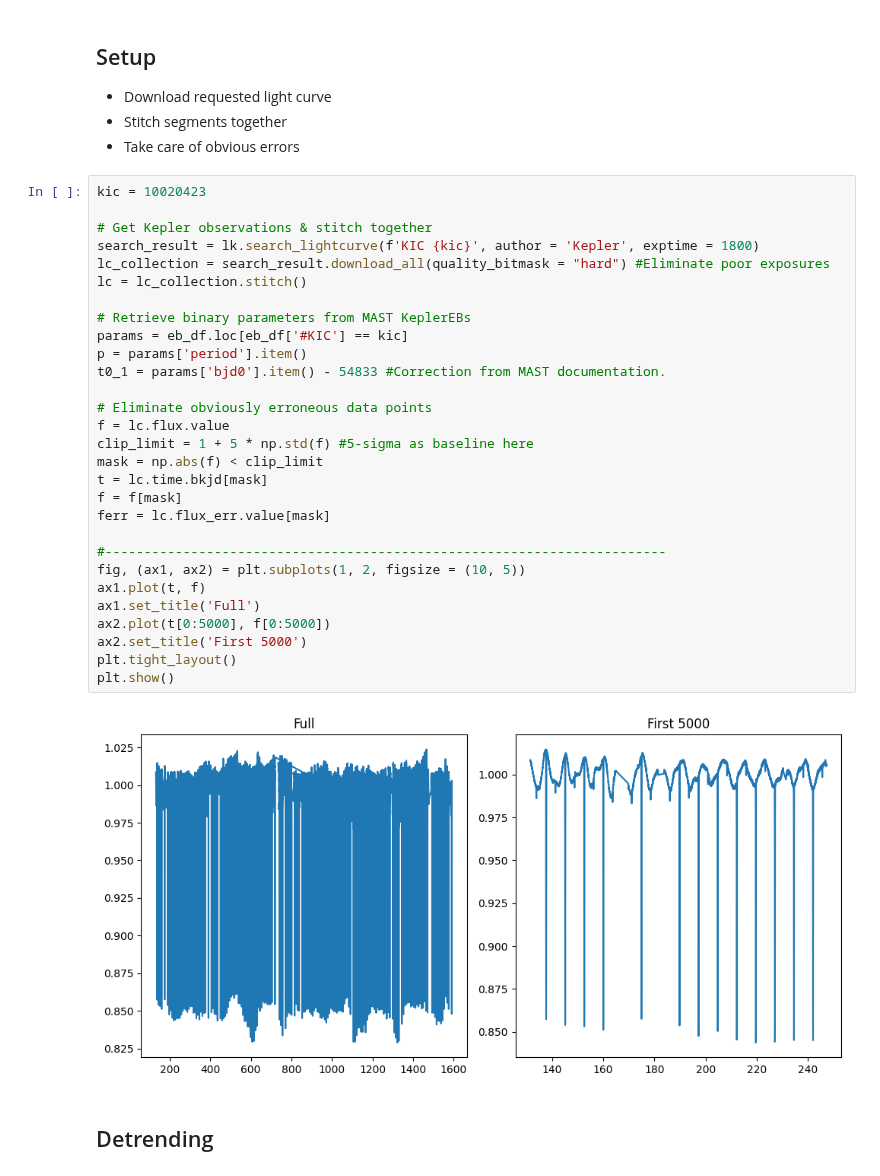
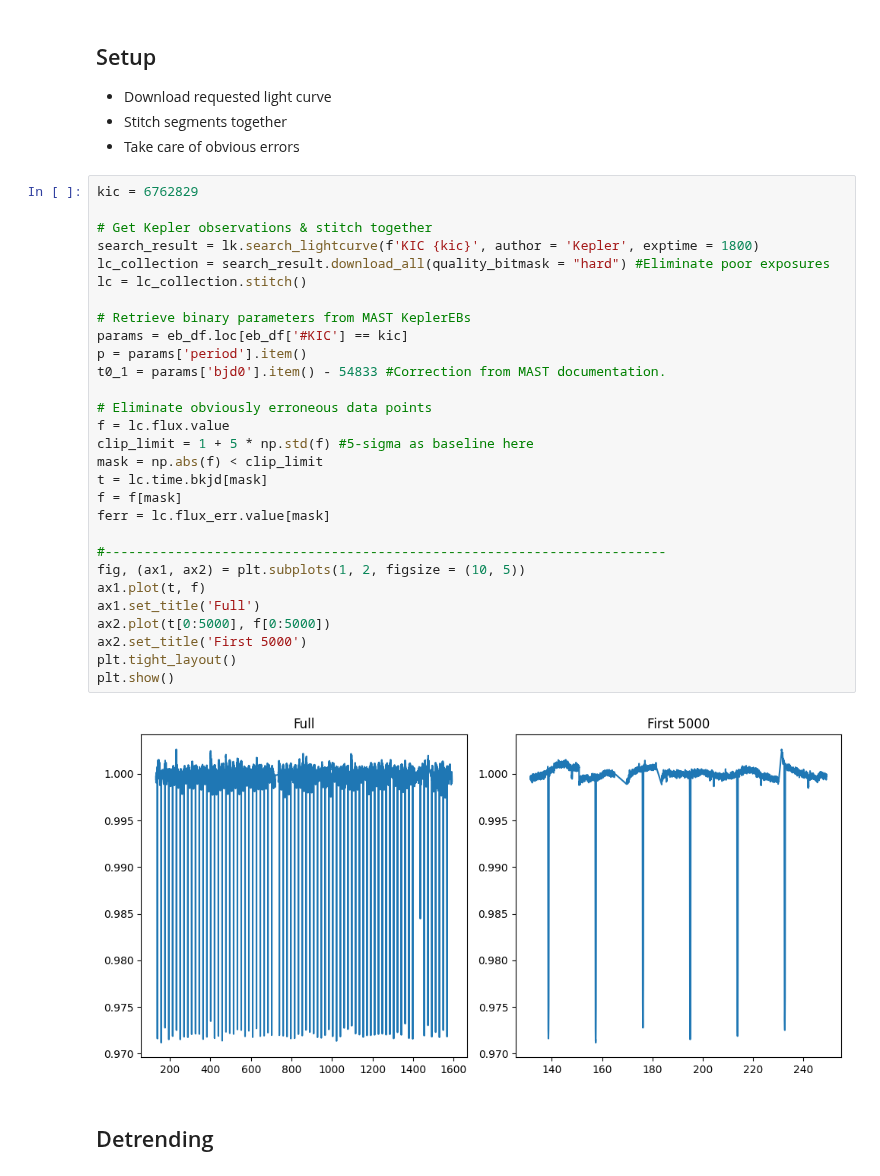
Before and after one commit to sfremy/astro_tools, a Jupyter notebook: prefold_automated.ipynb, the cells around one changed output. Saved outputs shown, nothing was run; the diff lists cells and outputs as text.

```diff
--- a/prefold_automated.ipynb
+++ b/prefold_automated.ipynb
@@ -51,36 +58,36 @@ k47 = np.concatenate((k47b,k47d,k47c))
 - Stitch segments together
 - Take care of obvious errors
 # %%
-kic = 10020423
+kic = 6762829
 
 # Get Kepler observations & stitch together
 search_result = lk.search_lightcurve(f'KIC {kic}', author = 'Kepler', exptime = 1800)
 lc_collection = search_result.download_all(quality_bitmask = "hard") #Eliminate poor exposures
 lc = lc_collection.stitch()
 
 # Retrieve binary parameters from MAST KeplerEBs
 params = eb_df.loc[eb_df['#KIC'] == kic]
 p = params['period'].item()
 t0_1 = params['bjd0'].item() - 54833 #Correction from MAST documentation.
 
 # Eliminate obviously erroneous data points
 f = lc.flux.value
 clip_limit = 1 + 5 * np.std(f) #5-sigma as baseline here
 mask = np.abs(f) < clip_limit
 t = lc.time.bkjd[mask]
 f = f[mask]
 ferr = lc.flux_err.value[mask]
 
 #------------------------------------------------------------------------
 fig, (ax1, ax2) = plt.subplots(1, 2, figsize = (10, 5))
 ax1.plot(t, f)
 ax1.set_title('Full')
 ax2.plot(t[0:5000], f[0:5000])
 ax2.set_title('First 5000')
 plt.tight_layout()
 plt.show()
 # %% [output]
-[figure, old version]
+[figure, new version]
 # %% [markdown]
 ## Detrending
 # %%
```
Also changed, not shown: parts of 6 cells of this notebook, 1 other file.
